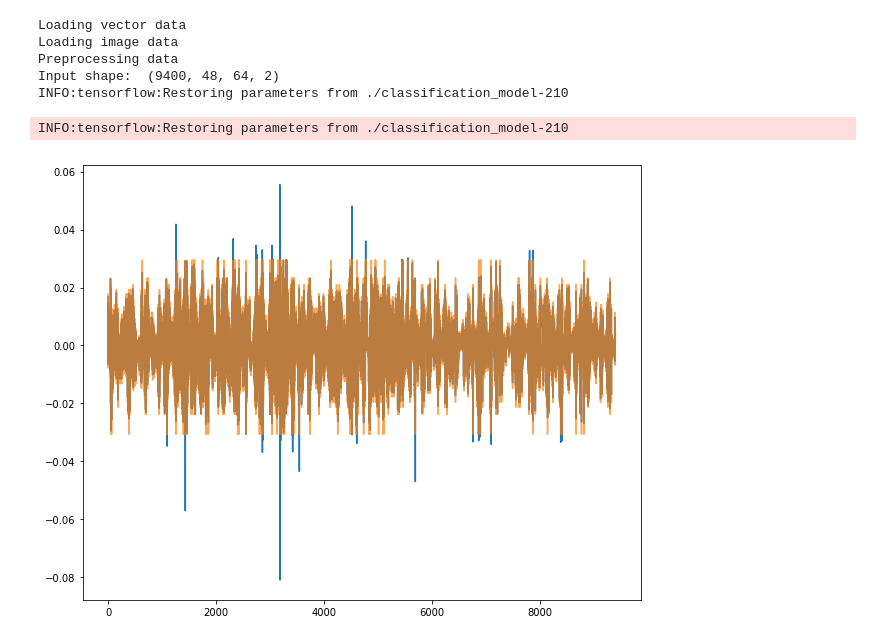
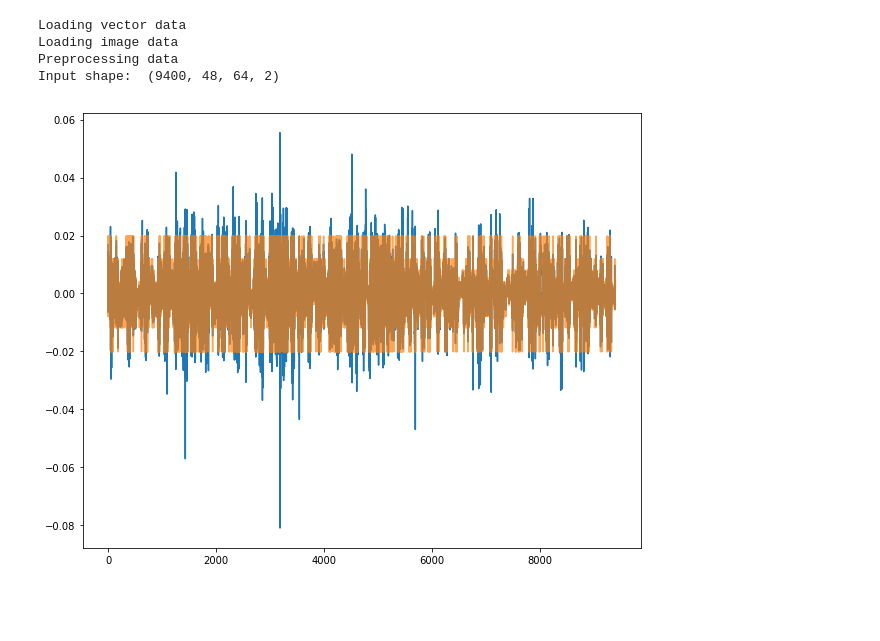
Before and after one commit to chelseas/teach-me-to-tango, a Jupyter notebook: Visualize Results.ipynb, the cells around one changed output. Drawn from its saved outputs; the diff is of its cells as text; code cells hidden in the pictures; blank space fills up the shorter version.

```diff
--- a/Visualize Results.ipynb
+++ b/Visualize Results.ipynb
@@ -28,12 +28,12 @@ def get_session():
 import utilities
 # %%
 BATCH_SIZE = 64
-NUM_CLASSES = 128
+NUM_CLASSES = 16
 TRAIN_RATIO = 0.6
 
 import utilities
 # Datafile options:
-imu_data,x_data,y_norm = utilities.load_data('flows_lowres_16k.npy')
+imu_data,x_data,y_norm = utilities.load_data('/media/Big_Data/stefantj/flows_lowres_16k.npy')
 #imu_data,flows_data,y_norm = utilities.load_data('../gbucket/center_cropped_300x300.npy')
 #imu_data,x_data,y_norm = utilities.load_data('../gbucket/center_cropped_192x192.npy')
 
@@ -57,38 +57,36 @@ plt.plot(y_norm)
 plt.plot(mean_vals[y_data.astype(np.int32)],alpha=0.7)
 
 from classifiers.squeezenet import SqueezeNet
 
 tf.reset_default_graph() # remove all existing variables in the graph
 sess = get_session() # start a new Session
 
 # Load the model:
 model = SqueezeNet(NUM_CLASSES, x_data.shape[3], x_data.shape[1])
 # If you want a pretrained model, pass save_path as an argument.
 # Since pretrained weights didn't do well, let's skip them.
 # SAVE_PATH = 'classifiers/squeezenet.ckpt'
 
 # Slow way to initialize variables that is robust to partially loaded models:
 uninitialized_vars = []
 for var in tf.global_variables():
     try:
         sess.run(var)
     except tf.errors.FailedPreconditionError:
         uninitialized_vars.append(var)
 
 init = tf.variables_initializer(uninitialized_vars)
 sess.run(init)
 
 saver = tf.train.Saver()
-#saver.restore(sess, './checkpoints/good_run')
-saver.restore(sess, tf.train.latest_checkpoint('.'))
+saver.restore(sess, './checkpoints/classification_model-31200')
+#saver.restore(sess, tf.train.latest_checkpoint('.'))
 # %% [output]
 Loading vector data
 Loading image data
 Preprocessing data
 Input shape:  (9400, 48, 64, 2)
-INFO:tensorflow:Restoring parameters from ./classification_model-210
-INFO:tensorflow:Restoring parameters from ./classification_model-210
-[figure, old version]
+[figure, new version]
 # %%
 # Use discretized output with realistic labels:
 ground_truth = mean_vals[y_data.astype(np.int32)]
```
Also changed, not shown: parts of 2 cells of this notebook.
